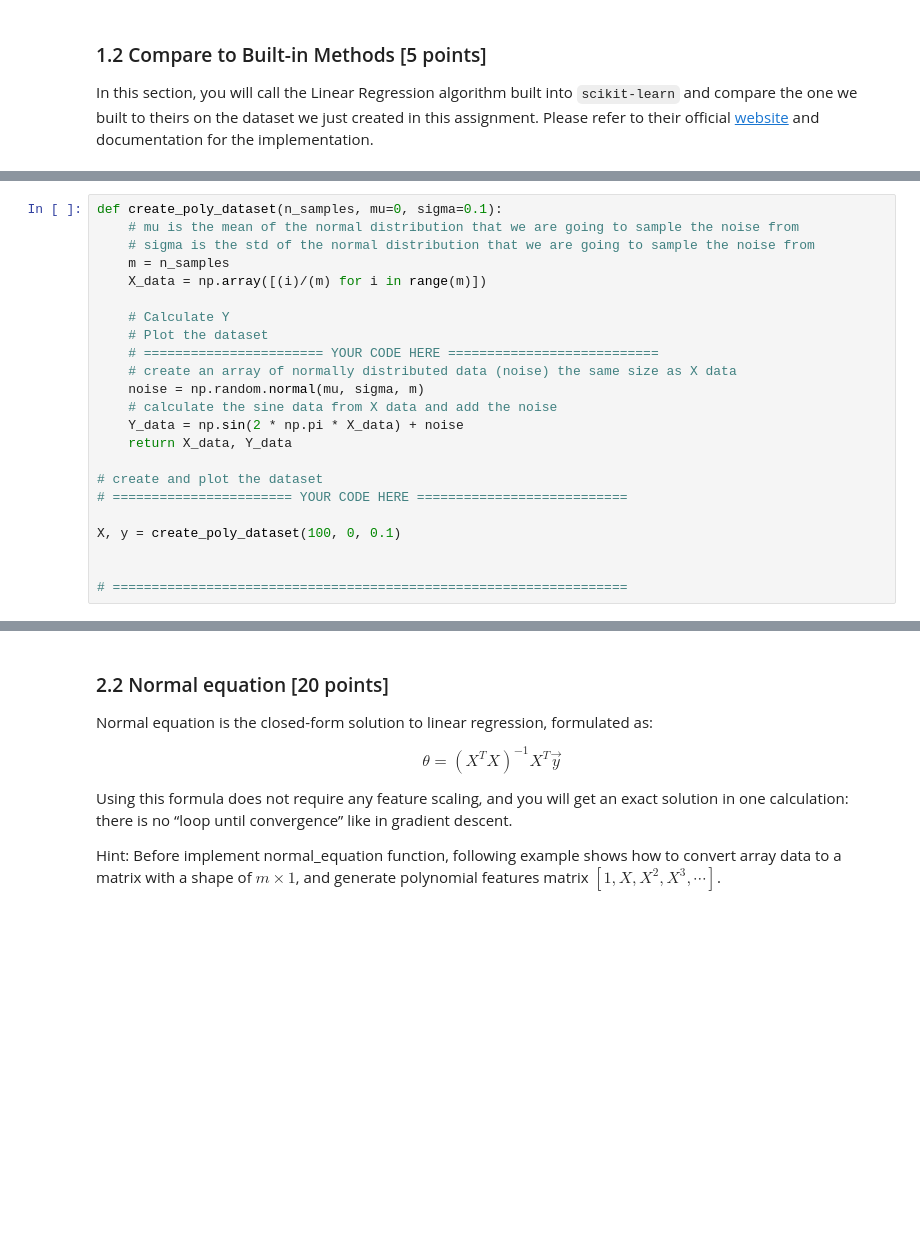
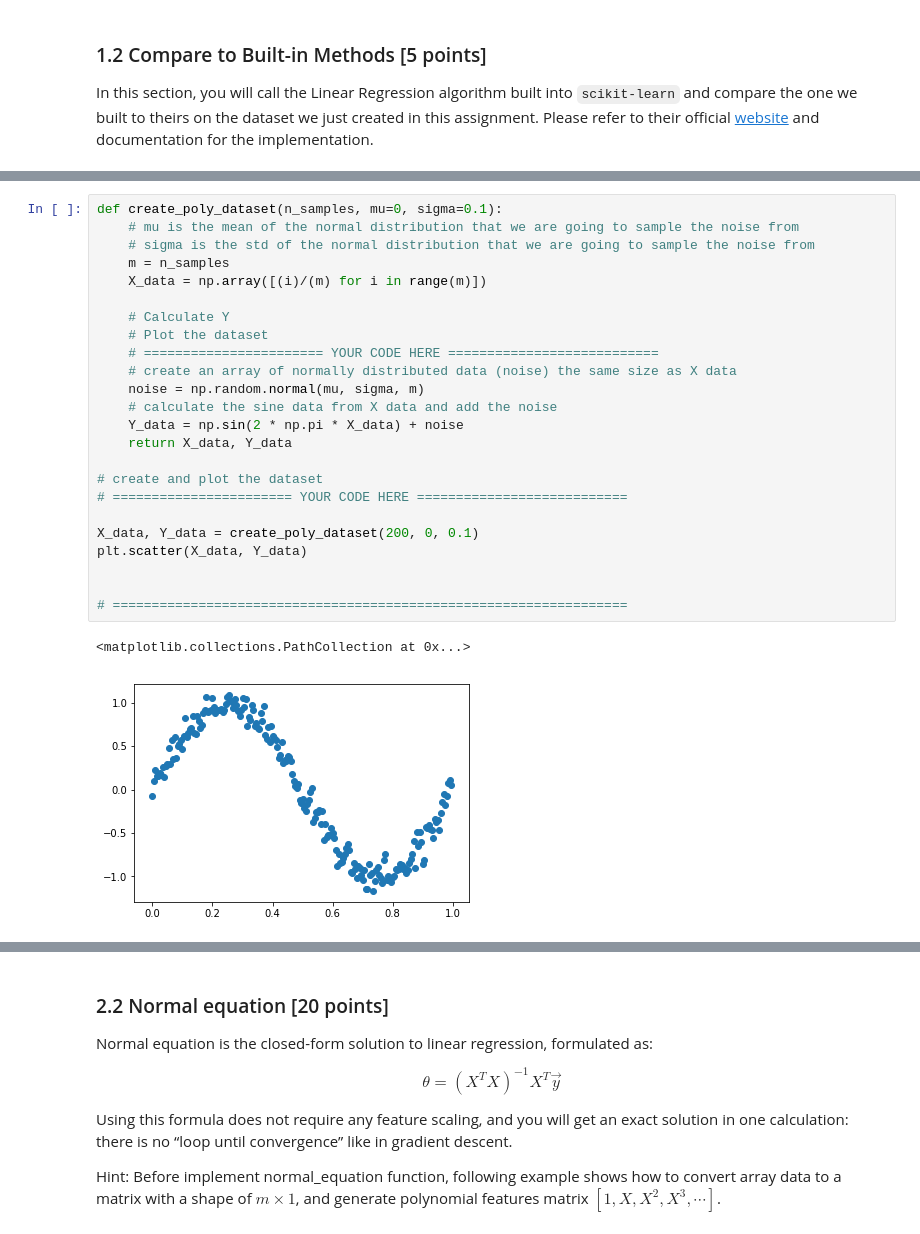
Before and after one commit to StandardGage/CISC-684, a Jupyter notebook: hw.ipynb, the cells around one changed output, grey strips where cells are left out. Drawn from its saved outputs; the diff is of its cells as text; blank space fills up the shorter version.

````diff
--- a/hw.ipynb
+++ b/hw.ipynb
@@ -312,26 +312,30 @@ Once generate the dataset, we can plot it out. You should get a similar figure l
 # %%
 def create_poly_dataset(n_samples, mu=0, sigma=0.1):
     # mu is the mean of the normal distribution that we are going to sample the noise from
     # sigma is the std of the normal distribution that we are going to sample the noise from
     m = n_samples
     X_data = np.array([(i)/(m) for i in range(m)])
 
     # Calculate Y
     # Plot the dataset
     # ======================= YOUR CODE HERE ===========================
     # create an array of normally distributed data (noise) the same size as X data
     noise = np.random.normal(mu, sigma, m)
     # calculate the sine data from X data and add the noise
     Y_data = np.sin(2 * np.pi * X_data) + noise
     return X_data, Y_data
 
 # create and plot the dataset
 # ======================= YOUR CODE HERE ===========================
 
-X, y = create_poly_dataset(100, 0, 0.1)
+X_data, Y_data = create_poly_dataset(200, 0, 0.1)
+plt.scatter(X_data, Y_data)
 
 
 # ==================================================================
+# %% [output]
+<matplotlib.collections.PathCollection at 0x...>
+[figure, added]
 # %% [markdown]
 Next, use the above ```LinReg``` class to train multiple regressors with different regularization coefficients ```lambda```. Then, plot the results of training and testing errors against the coefficients, like the example in the course slide.
 
````
Also changed, not shown: parts of 10 cells of this notebook.
